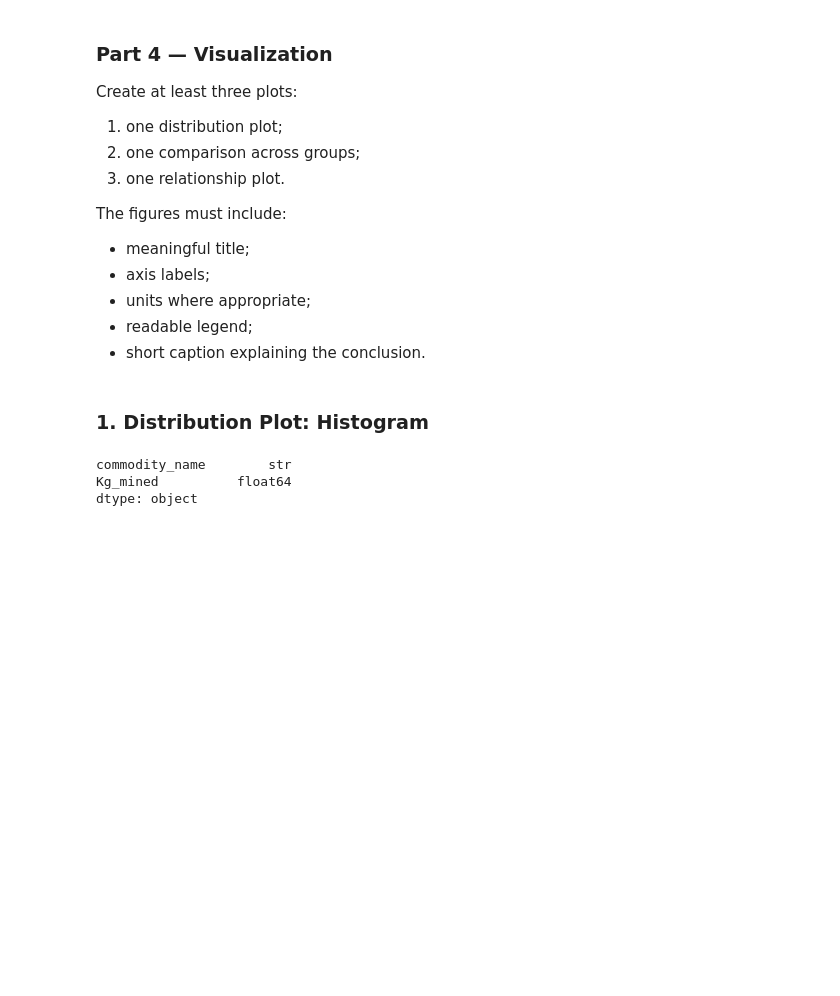
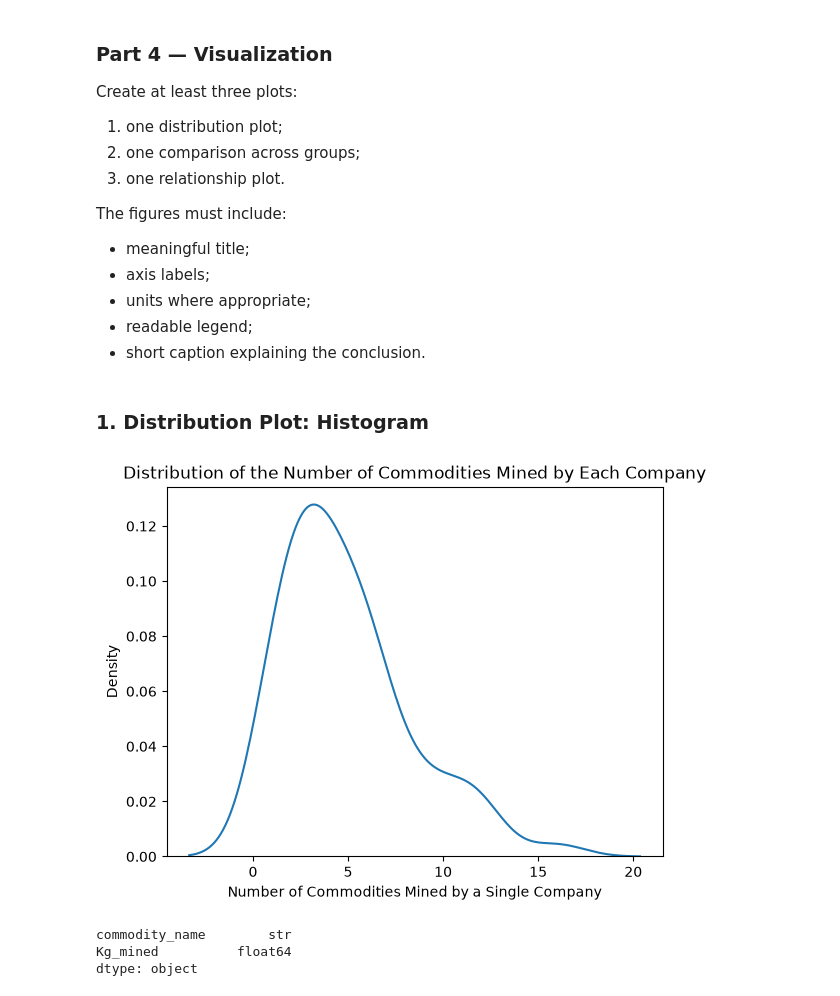
Before and after one commit to littlleHawk/sta556-homework-2, a Jupyter notebook: notebooks/HW_2_csv.ipynb, the cells around one changed output. Saved outputs shown, nothing was run; the diff lists cells and outputs as text; code cells hidden in the pictures; blank space fills up the shorter version.

```diff
--- a/notebooks/HW_2_csv.ipynb
+++ b/notebooks/HW_2_csv.ipynb
@@ -319,6 +320,19 @@ The figures must include:
 * short caption explaining the conclusion.
 # %% [markdown]
 ### 1. Distribution Plot: Histogram
+# %%
+q2_summary_b_df = pd.DataFrame({"Company" : q2_summary_b.index,
+                               "Num_commodities" : q2_summary_b.values})
+
+sns.kdeplot(
+    data=q2_summary_b_df,
+    x="Num_commodities"
+)
+plt.xlabel("Number of Commodities Mined by a Single Company")
+plt.title("Distribution of the Number of Commodities Mined by Each Company")
+plt.savefig("../figures/fig_0_density.png")
+# %% [output]
+[figure, added]
 # %%
 commodity_totals_df = pd.DataFrame({"commodity_name" : commodity_totals.index, "Kg_mined" : commodity_totals.values})
 print(commodity_totals_df.dtypes)
```
Also changed, not shown: parts of 5 cells of this notebook, 5 other files.
